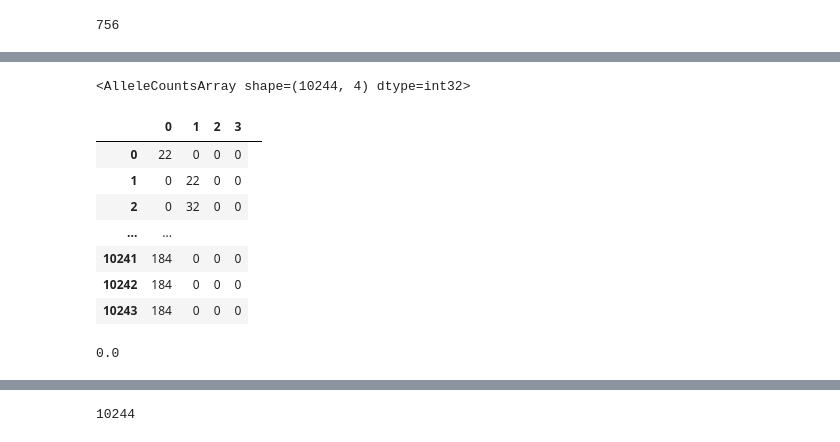
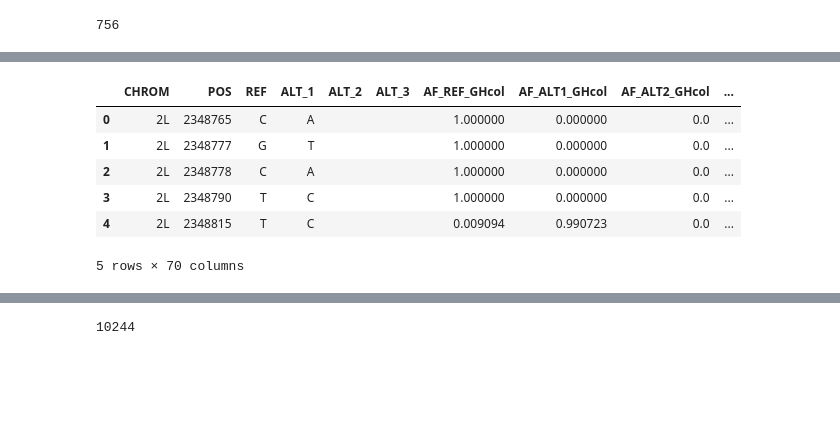
Before and after one commit to malariagen/ag1000g-phase2-vgsc-report, a Jupyter notebook: notebooks/table_Phase_2_vgsc_supplementary_tables.ipynb, the cells around one changed output, grey strips where cells are left out. Drawn from its saved outputs; the diff is of its cells as text; code cells hidden in the pictures; blank space fills up the shorter version.

```diff
--- a/notebooks/table_Phase_2_vgsc_supplementary_tables.ipynb
+++ b/notebooks/table_Phase_2_vgsc_supplementary_tables.ipynb
@@ -567,23 +513,51 @@ df_samples.head()
 | 2 | AA0042-C | Takoradi_C7 | GHcol | Ghana | Takoradi | Takoradi | David Weetman | David Weetman | 2012 | M | ... |
 | 3 | AA0043-C | Takoradi_H8 | GHcol | Ghana | Takoradi | Takoradi | David Weetman | David Weetman | 2012 | M | ... |
 | 4 | AA0044-C | Takoradi_D10 | GHcol | Ghana | Takoradi | Takoradi | David Weetman | David Weetman | 2012 | M | ... |
-# %%
-subpops = {p: sorted(df_samples[df_samples.population == p].index.values)
-           for p in df_samples.population.unique()}
-acs = gt.count_alleles_subpops(subpops, max_allele=3)
-acs['BFgam']
-# %% [output]
-<AlleleCountsArray shape=(10244, 4) dtype=int32>
-|  | 0 | 1 | 2 | 3 |
-| 0 | 22 | 0 | 0 | 0 |
-| 1 | 0 | 22 | 0 | 0 |
-| 2 | 0 | 32 | 0 | 0 |
-| ... | ... |  |  |  |  |
-| 10241 | 184 | 0 | 0 | 0 |
-| 10242 | 184 | 0 | 0 | 0 |
-| 10243 | 184 | 0 | 0 | 0 |
-# %%
-afs = {p: acs[p].to_frequencies()[:, 1:].sum(axis=1) for p in df_samples.population.unique()}
-afs['GHcol'][0]
-# %% [output]
-0.0
+# %%
+def pass_var_pcr():
+    #get frequencies from the phase 2 release
+    pop_freq_fn = '../phase2.AR1/extras/phase_2_pass_allele_freqs.zarr'
+    pop_freq = zarr.open_group(pop_freq_fn, mode='r')
+    #pop_freq.tree()
+
+    pos = allel.SortedIndex(pop_freq['2L/POS'])
+    loc_cs_tr = pos.locate_range(region_vgsc.start - 10000, region_vgsc.end + 10000)
+    pos_cs_tr = pos[loc_cs_tr]
+
+    columns = ([
+    ('CHROM', ['2L'] * len(pos_cs_tr)),
+    ('POS', pos_cs_tr),
+    ('REF', pop_freq['2L/REF'][loc_cs_tr].astype('U')),
+    ('ALT_1', pop_freq['2L/ALT'][loc_cs_tr, 0].astype('U')),
+    ('ALT_2', pop_freq['2L/ALT'][loc_cs_tr, 1].astype('U')),
+    ('ALT_3', pop_freq['2L/ALT'][loc_cs_tr, 2].astype('U')),
+    ] + [('AF_REF_' + p, pop_freq['2L'][p]['allele_freqs'][loc_cs_tr, 0]) for p in df_samples.population.unique()]
+    + [('AF_ALT1_' + p, pop_freq['2L'][p]['allele_freqs'][loc_cs_tr, 1]) for p in df_samples.population.unique()]
+    + [('AF_ALT2_' + p, pop_freq['2L'][p]['allele_freqs'][loc_cs_tr, 2]) for p in df_samples.population.unique()]
+    + [('AF_ALT3_' + p, pop_freq['2L'][p]['allele_freqs'][loc_cs_tr, 3]) for p in df_samples.population.unique()]
+    )
+
+    df_cs_tr = pandas.DataFrame.from_items(columns)
+
+    #re-order columns to group pops
+    column_list = ['CHROM', 'POS', 'REF', 'ALT_1', 'ALT_2', 'ALT_3']
+    for p in df_samples.population.unique():
+        column_list.append('AF_REF_' + p)
+        column_list.append('AF_ALT1_' + p)
+        column_list.append('AF_ALT2_' + p)
+        column_list.append('AF_ALT3_' + p)
+
+    df_cs_tr_nice = df_cs_tr[column_list]
+    return df_cs_tr_nice
+# %%
+pass_var_df = pass_var_pcr()
+# %%
+pass_var_df.head()
+# %% [output]
+|  | CHROM | POS | REF | ALT_1 | ALT_2 | ALT_3 | AF_REF_GHcol | AF_ALT1_GHcol | AF_ALT2_GHcol | ... |
+| 0 | 2L | 2348765 | C | A |  |  | 1.000000 | 0.000000 | 0.0 | ... |
+| 1 | 2L | 2348777 | G | T |  |  | 1.000000 | 0.000000 | 0.0 | ... |
+| 2 | 2L | 2348778 | C | A |  |  | 1.000000 | 0.000000 | 0.0 | ... |
+| 3 | 2L | 2348790 | T | C |  |  | 1.000000 | 0.000000 | 0.0 | ... |
+| 4 | 2L | 2348815 | T | C |  |  | 0.009094 | 0.990723 | 0.0 | ... |
+5 rows × 70 columns
```
Also changed, not shown: parts of 19 cells of this notebook, 9 other files.
